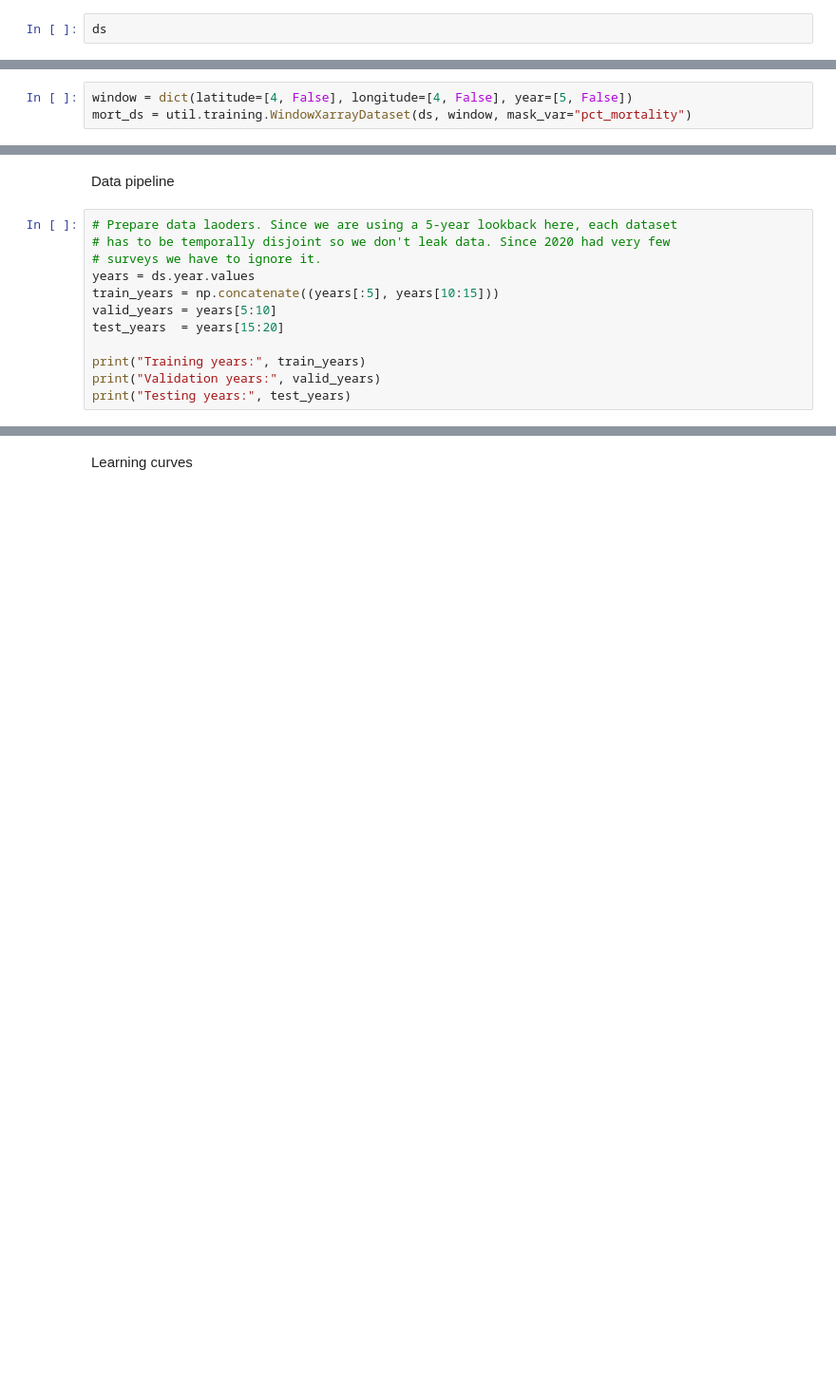
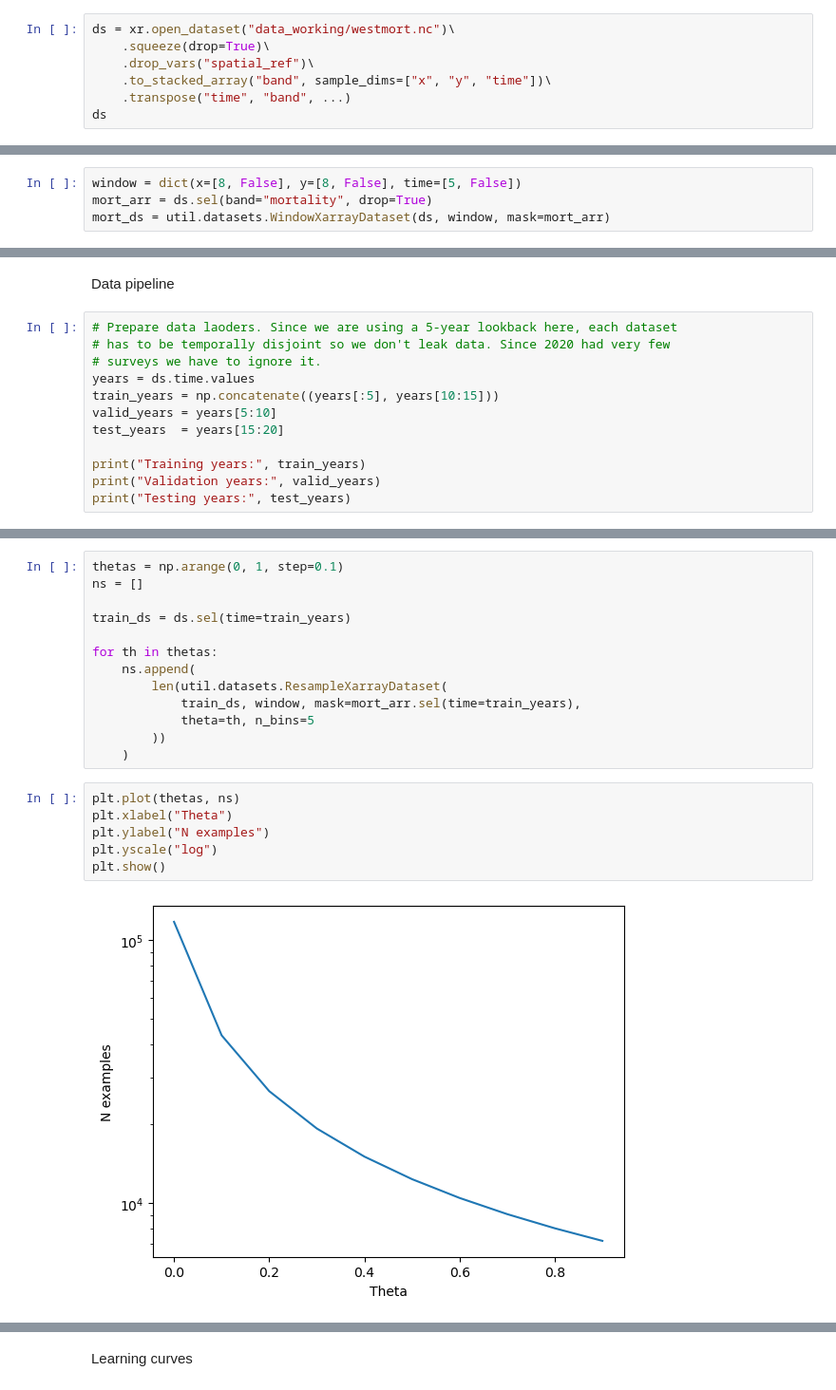
Before and after one commit to s-kganz/ForestLST, a Jupyter notebook: notebooks/preisler_convnet.ipynb, the cells around one changed output, grey strips where cells are left out. Shown at 95% size. Cells and saved outputs as stored; diff of their text form; blank space fills up the shorter version.

Commit message:
convnet on westmort with resampling

```diff
--- a/notebooks/preisler_convnet.ipynb
+++ b/notebooks/preisler_convnet.ipynb
@@ -47,3 +36,8 @@ ds = df.drop(["system:index", ".geo"], axis=1).set_index(["year", "latitude", "l
 # %%
+ds = xr.open_dataset("data_working/westmort.nc")\
+    .squeeze(drop=True)\
+    .drop_vars("spatial_ref")\
+    .to_stacked_array("band", sample_dims=["x", "y", "time"])\
+    .transpose("time", "band", ...)
 ds
 # %% [output]
@@ -65,8 +61,9 @@ Data variables:
 # %% [markdown]
 Make sure windowing works right
 # %%
-window = dict(latitude=[4, False], longitude=[4, False], year=[5, False])
-mort_ds = util.training.WindowXarrayDataset(ds, window, mask_var="pct_mortality")
+window = dict(x=[8, False], y=[8, False], time=[5, False])
+mort_arr = ds.sel(band="mortality", drop=True)
+mort_ds = util.datasets.WindowXarrayDataset(ds, window, mask=mort_arr)
 # %%
 len(mort_ds)
 # %% [output]
@@ -156,7 +96,7 @@ Data pipeline
 # Prepare data laoders. Since we are using a 5-year lookback here, each dataset
 # has to be temporally disjoint so we don't leak data. Since 2020 had very few
 # surveys we have to ignore it.
-years = ds.year.values
+years = ds.time.values
 train_years = np.concatenate((years[:5], years[10:15]))
 valid_years = years[5:10]
 test_years  = years[15:20]
@@ -228,0 +169,21 @@ torch.Size([16, 4, 4])
+# %%
+thetas = np.arange(0, 1, step=0.1)
+ns = []
+
+train_ds = ds.sel(time=train_years)
+
+for th in thetas:
+    ns.append(
+        len(util.datasets.ResampleXarrayDataset(
+            train_ds, window, mask=mort_arr.sel(time=train_years),
+            theta=th, n_bins=5
+        ))
+    )
+# %%
+plt.plot(thetas, ns)
+plt.xlabel("Theta")
+plt.ylabel("N examples")
+plt.yscale("log")
+plt.show()
+# %% [output]
+[figure, added]
```
Also changed, not shown: parts of 39 cells of this notebook.
